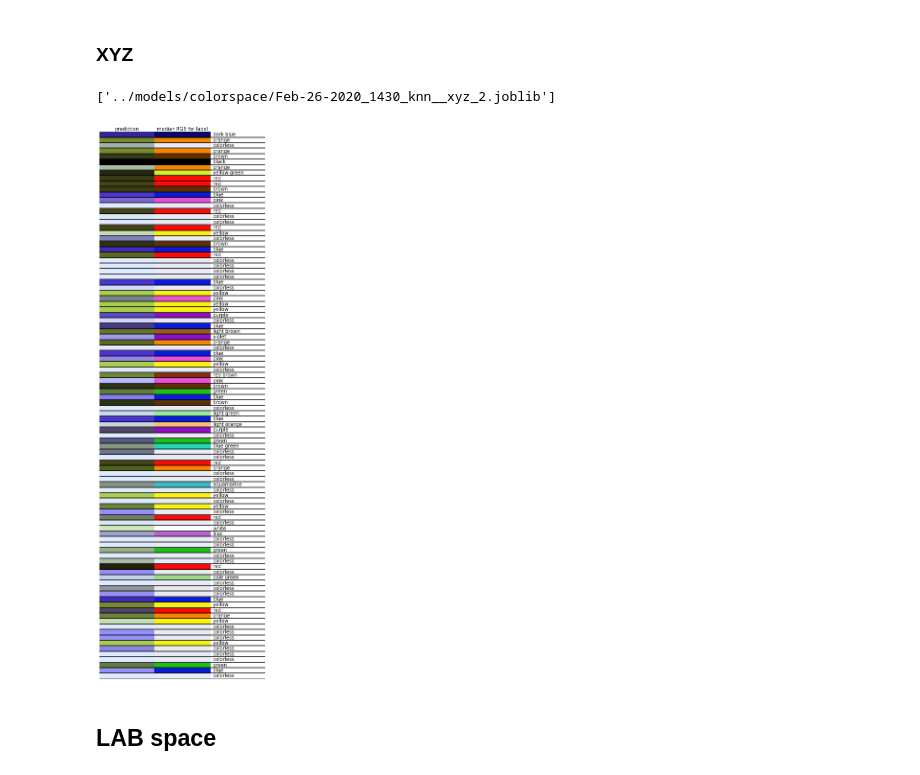
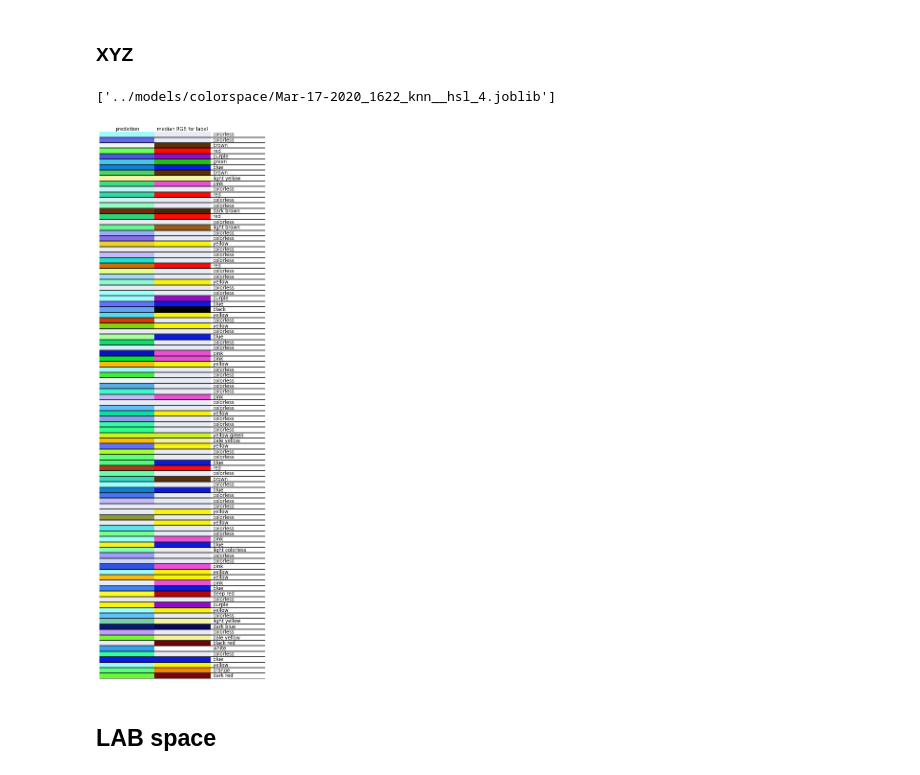
Before and after one commit to kjappelbaum/colorml, a Jupyter notebook: notebooks/play_with_colorspace.ipynb, the cells around one changed output. Saved outputs shown, nothing was run; the diff lists cells and outputs as text; code cells hidden in the pictures.

```diff
--- a/notebooks/play_with_colorspace.ipynb
+++ b/notebooks/play_with_colorspace.ipynb
@@ -54,5 +52,5 @@ Using TensorFlow backend.
 # %%
-CHEMICAL_FEATURES = metalcenter_descriptors + functionalgroup_descriptors + linker_descriptors   #+ summed_linker_descriptors + summed_metalcenter_descriptors + summed_functionalgroup_descriptors
+CHEMICAL_FEATURES = mol_desc + metalcenter_descriptors + functionalgroup_descriptors + linker_descriptors   + summed_linker_descriptors + summed_metalcenter_descriptors + summed_functionalgroup_descriptors
 # %%
 df_subset_merged = pd.read_csv('../data/color_feat_merged.csv')
 # %%
@@ -69,5 +62,8 @@ y_test_xyz = RGB_to_XYZ(y_test, colourspace.whitepoint, colourspace.whitepoint,
+# %%
+y_train_hsl = RGB_to_HSL(y_train)
+y_test_hsl = RGB_to_HSL(y_test)
 # %%
-N=2
+N=4
 timestamp = get_timestamp_string()
 knn = KNeighborsRegressor(N)
 pipe = Pipeline(
@@ -78,19 +74,18 @@ pipe = Pipeline(
 )
 
 
-pipe.fit(X_train, y_train_xyz)
-joblib.dump(pipe, os.path.join(MODELS, '_'.join([timestamp, 'knn__xyz_{}.joblib'.format(N)])))
+pipe.fit(X_train, y_train_hsl)
+joblib.dump(pipe, os.path.join(MODELS, '_'.join([timestamp, 'knn__hsl_{}.joblib'.format(N)])))
 # %% [output]
-['../models/colorspace/Feb-26-2020_1430_knn__xyz_2.joblib']
+['../models/colorspace/Mar-17-2020_1622_knn__hsl_4.joblib']
 # %%
-predictions = pipe.predict(X_train)
-predictions = XYZ_to_RGB(predictions, colourspace.whitepoint, colourspace.whitepoint,
-                            colourspace.RGB_to_XYZ_matrix)
+predictions = pipe.predict(X_test)
+predictions = HSL_to_RGB(predictions)
 
 
-plot_predictions(predictions, y_train.values,  name_train.values,  sample=100, outname=os.path.join(MODELS, '_'.join([timestamp, 'knn_xyz_{}_TRAIN.pdf'.format(N)])))
+plot_predictions(predictions, y_test.values,  name_test.values,  sample=100, outname=os.path.join(MODELS, '_'.join([timestamp, 'knn_xyz_{}_TRAIN.pdf'.format(N)])))
 # %% [output]
-[figure, old version]
+[figure, new version]
 # %% [markdown]
 ## LAB space
 # %%
```
Also changed, not shown: parts of 3 cells of this notebook, 3 other files.
